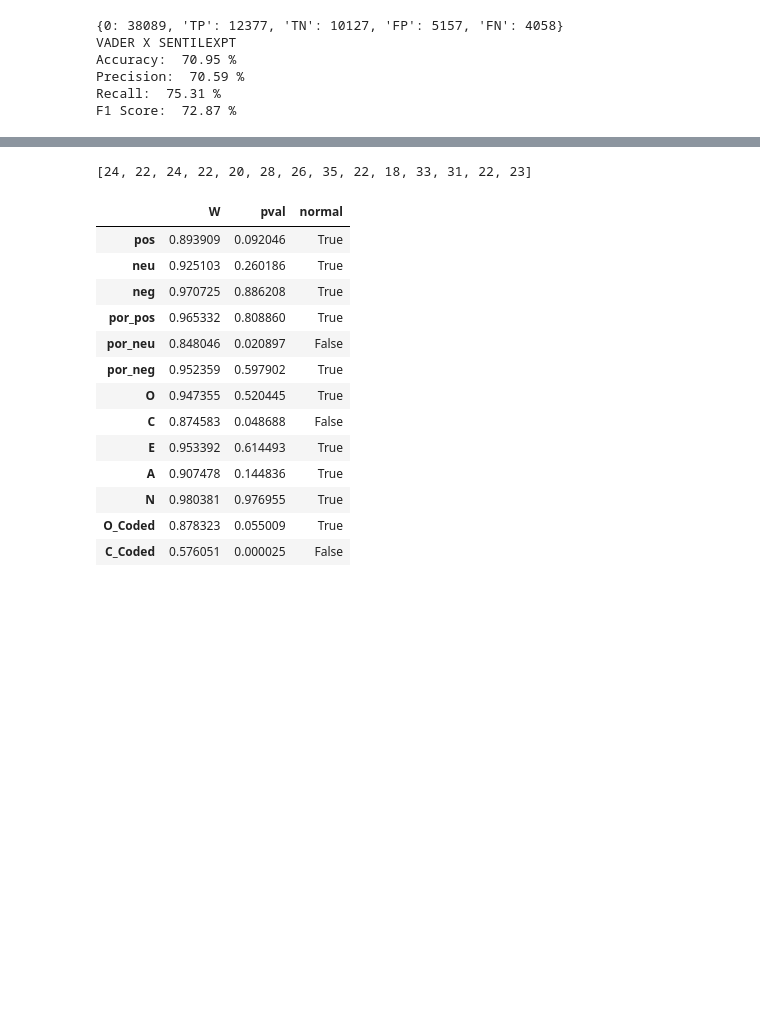
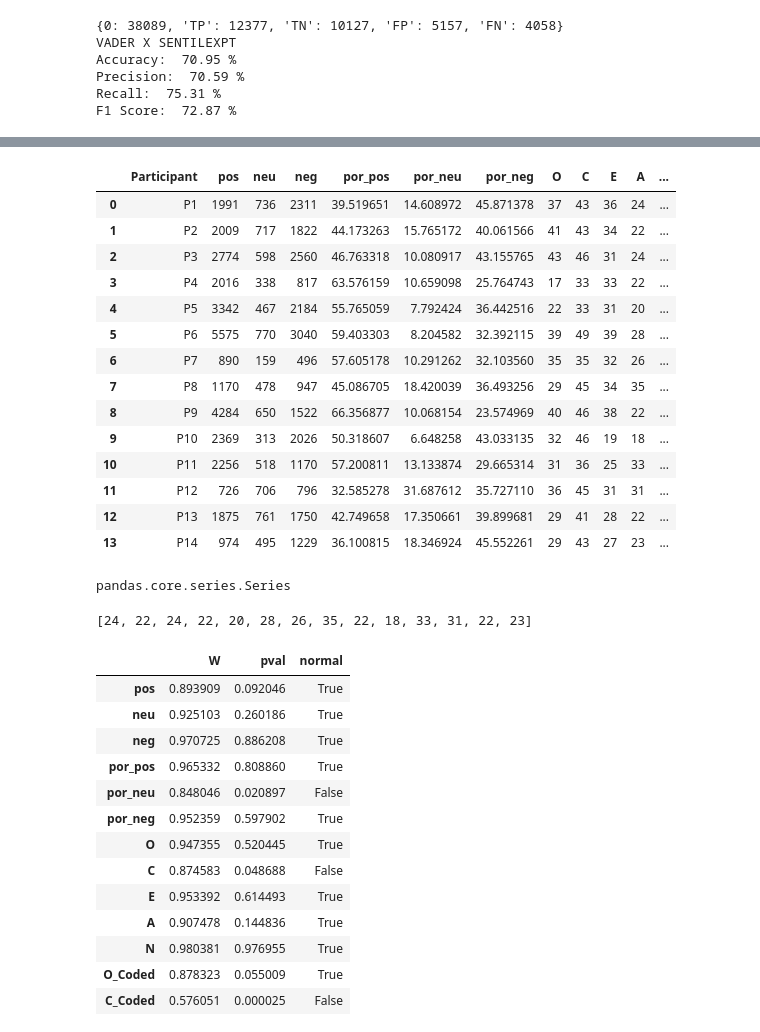
Before and after one commit to leosilva/peerj_computer_science_2022, a Jupyter notebook: Notebooks/Algorithms Statistics.ipynb, the cells around one changed output, grey strips where cells are left out. Cells and saved outputs as stored; diff of their text form; code cells hidden in the pictures; blank space fills up the shorter version.

```diff
--- a/Notebooks/Algorithms Statistics.ipynb
+++ b/Notebooks/Algorithms Statistics.ipynb
@@ -417,6 +432,28 @@ def create_data():
     return df
 # %%
 df = create_data()
+# %%
+df
+# %% [output]
+|  | Participant | pos | neu | neg | por_pos | por_neu | por_neg | O | C | E | A | ... |
+| 0 | P1 | 1991 | 736 | 2311 | 39.519651 | 14.608972 | 45.871378 | 37 | 43 | 36 | 24 | ... |
+| 1 | P2 | 2009 | 717 | 1822 | 44.173263 | 15.765172 | 40.061566 | 41 | 43 | 34 | 22 | ... |
+| 2 | P3 | 2774 | 598 | 2560 | 46.763318 | 10.080917 | 43.155765 | 43 | 46 | 31 | 24 | ... |
+| 3 | P4 | 2016 | 338 | 817 | 63.576159 | 10.659098 | 25.764743 | 17 | 33 | 33 | 22 | ... |
+| 4 | P5 | 3342 | 467 | 2184 | 55.765059 | 7.792424 | 36.442516 | 22 | 33 | 31 | 20 | ... |
+| 5 | P6 | 5575 | 770 | 3040 | 59.403303 | 8.204582 | 32.392115 | 39 | 49 | 39 | 28 | ... |
+| 6 | P7 | 890 | 159 | 496 | 57.605178 | 10.291262 | 32.103560 | 35 | 35 | 32 | 26 | ... |
+| 7 | P8 | 1170 | 478 | 947 | 45.086705 | 18.420039 | 36.493256 | 29 | 45 | 34 | 35 | ... |
+| 8 | P9 | 4284 | 650 | 1522 | 66.356877 | 10.068154 | 23.574969 | 40 | 46 | 38 | 22 | ... |
+| 9 | P10 | 2369 | 313 | 2026 | 50.318607 | 6.648258 | 43.033135 | 32 | 46 | 19 | 18 | ... |
+| 10 | P11 | 2256 | 518 | 1170 | 57.200811 | 13.133874 | 29.665314 | 31 | 36 | 25 | 33 | ... |
+| 11 | P12 | 726 | 706 | 796 | 32.585278 | 31.687612 | 35.727110 | 36 | 45 | 31 | 31 | ... |
+| 12 | P13 | 1875 | 761 | 1750 | 42.749658 | 17.350661 | 39.899681 | 29 | 41 | 28 | 22 | ... |
+| 13 | P14 | 974 | 495 | 1229 | 36.100815 | 18.346924 | 45.552261 | 29 | 43 | 27 | 23 | ... |
+# %%
+type(df['C'])
+# %% [output]
+pandas.core.series.Series
 # %%
 print(list(df['A']))
 # %% [output]
```
Also changed, not shown: parts of 7 cells of this notebook, 1 other file.
